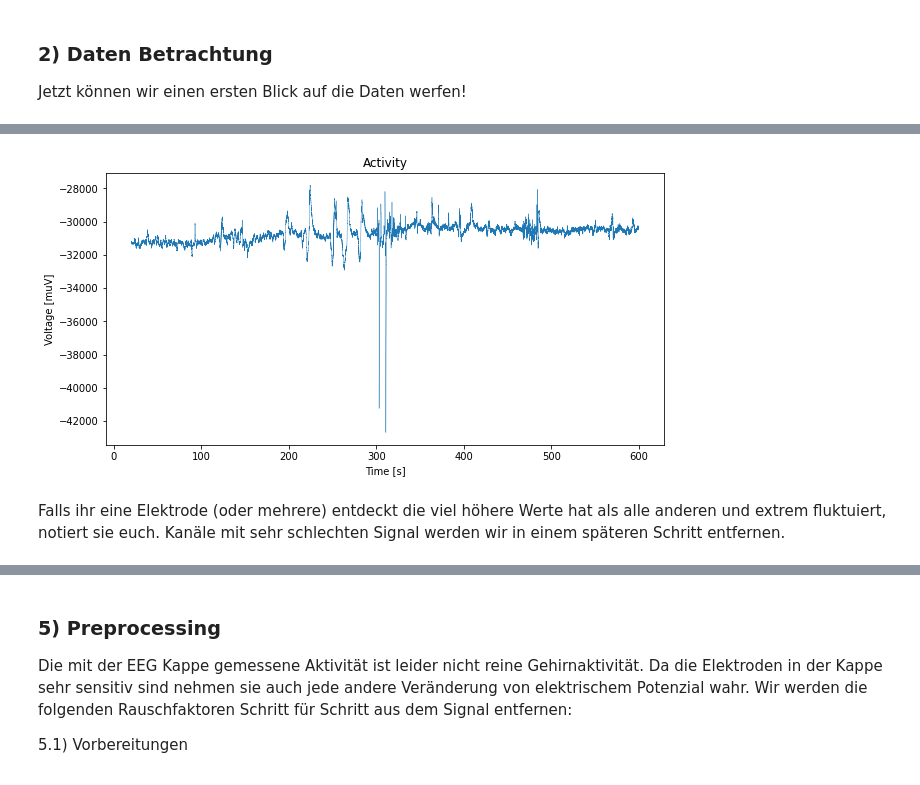
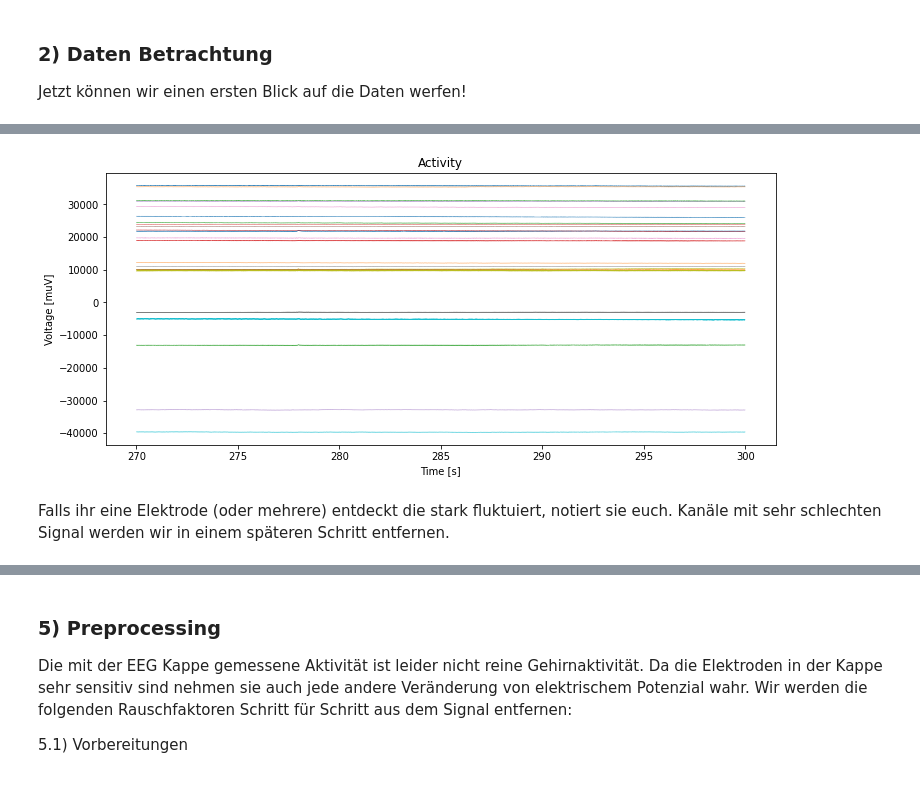
Before and after one commit to rosagross/ExperiWattMPI, a Jupyter notebook: Labbook ExperiWatt .ipynb, the cells around one changed output, grey strips where cells are left out. Saved outputs shown, nothing was run; the diff lists cells and outputs as text; code cells hidden in the pictures.

```diff
--- a/Labbook ExperiWatt .ipynb
+++ b/Labbook ExperiWatt .ipynb
@@ -24,5 +21,10 @@ Gliederung:
 # %%
-# zunächst importieren wir das MNE Package, damit wir es verwenden können
+# zunächst importieren wir das MNE Package & weitere Packages, damit wir sie verwenden können
+import logging
+logging.getLogger('numexpr').setLevel(logging.WARNING)
+import warnings
+# Suppress specific UserWarnings about non-interactive FigureCanvasAgg
+warnings.filterwarnings('ignore', category=UserWarning, message='.*FigureCanvasAgg is non-interactive.*')
 import mne
 from mne import viz
 from mne.io import RawArray
@@ -35,3 +37,4 @@ from meegkit.detrend import detrend
 from meegkit.dss import dss_line
 import pandas as pd
 from helper_functions import *
+mne.set_log_level('ERROR')
@@ -48,7 +48,7 @@ Um unsere Daten einsehen zu können müssen wir sie aus unserem Ordner wo wir si
 # %%
 # Name der Datei
 fdir = 'Experiment/output_data/'
-fname = 'Jiachen_Test_2024-02-21_11-16-58.vhdr'
+fname = 'Test_Ole_2024-02-27_15-02-52.vhdr'
 
 # Lade die Datei. In MNE werden EEG Datensätze im "Raw" format gespeichert.
 raw = mne.io.read_raw_brainvision(fdir+fname, preload=True)
@@ -86,7 +109,6 @@ Jetzt können wir einen ersten Blick auf die Daten werfen!
 # %%
-plot_signal(raw, start=20, end=600, electrodes=[21])
-plt.show()
+plot_signal(raw, start=270, end=300, electrodes=range(24))
 # %% [output]
-[figure, old version]
+[figure, new version]
 # %% [markdown]
-Falls ihr eine Elektrode (oder mehrere) entdeckt die viel höhere Werte hat als alle anderen und extrem fluktuiert, notiert sie euch. Kanäle mit sehr schlechten Signal werden wir in einem späteren Schritt entfernen.
+Falls ihr eine Elektrode (oder mehrere) entdeckt die stark fluktuiert, notiert sie euch. Kanäle mit sehr schlechten Signal werden wir in einem späteren Schritt entfernen.
```
Also changed, not shown: parts of 79 cells of this notebook, 5 other files.
